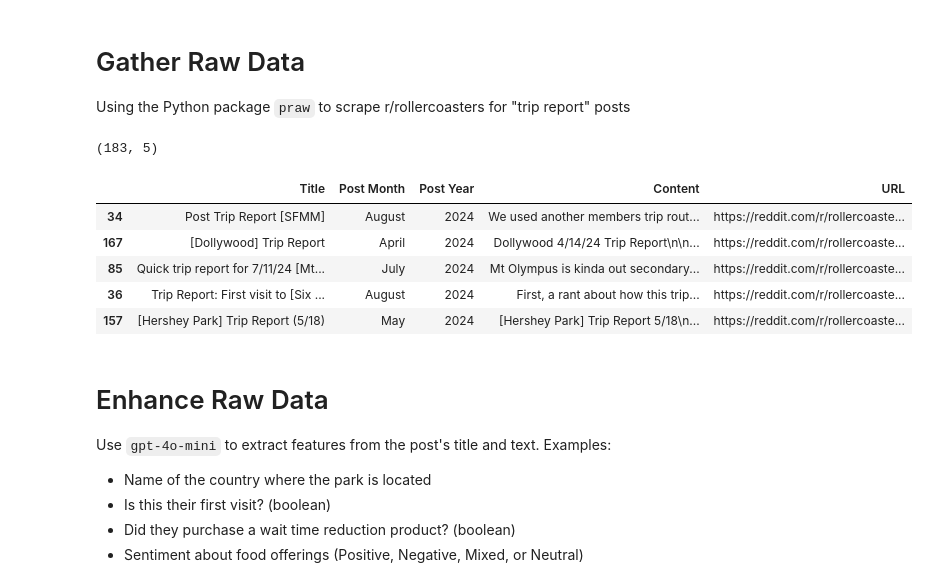
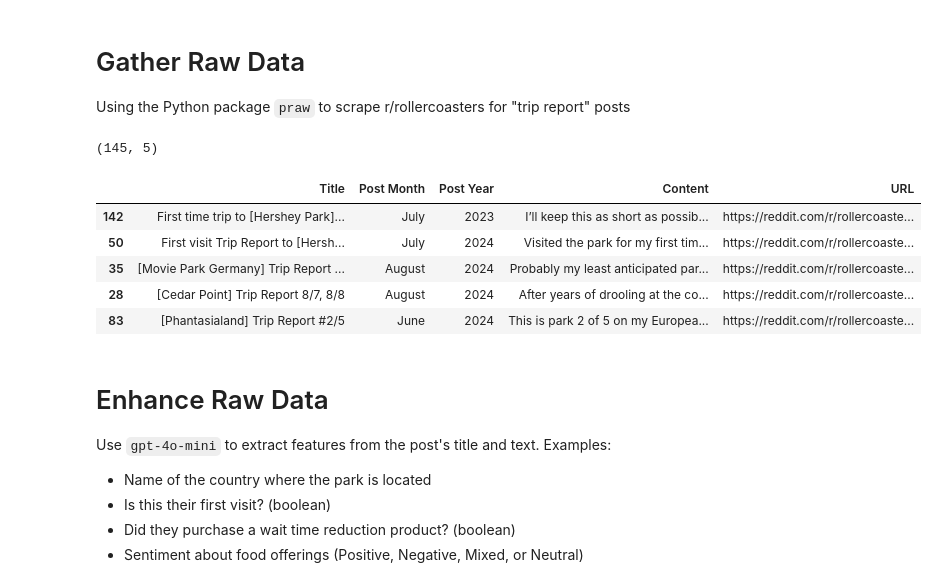
Before and after one commit to caseyjohnsonwv/trip-report-analysis, a Jupyter notebook: analysis.ipynb, the cells around one changed output. Saved outputs shown, nothing was run; the diff lists cells and outputs as text; code cells hidden in the pictures.

```diff
--- a/analysis.ipynb
+++ b/analysis.ipynb
@@ -28,6 +25,7 @@ MAX_LLM_CALLS = 500
 Using the Python package `praw` to scrape r/rollercoasters for "trip report" posts
 # %%
 import calendar
+import csv
 from datetime import datetime
 import re
 import pandas as pd
@@ -46,7 +44,7 @@ subreddit = reddit.subreddit('rollercoasters')
 posts = []
 
 # Search for posts with "trip report" in title or body
-for submission in subreddit.search("trip report", limit=MAX_LLM_CALLS):  # Adjust limit as needed
+for submission in subreddit.search("trip report", limit=1000):  # Adjust limit as needed
     title = submission.title
 
     # Convert created_utc to datetime object
@@ -56,39 +54,43 @@ for submission in subreddit.search("trip report", limit=MAX_LLM_CALLS):  # Adjus
 
     # Look for OP's top-level comment
     full_text = submission.selftext
     submission.comments.replace_more(limit=0)  # Load all comments
     for comment in submission.comments:
         if comment.is_submitter and comment.parent_id == submission.id:
             full_text = f"{full_text}\n\n{comment.body}"
 
     # Build post URL for reference
     post_url = f"https://reddit.com{submission.permalink}"
 
     # Append the post details to the list
     posts.append([title, post_month_name, post_year, full_text, post_url])
 
 # Convert to a Pandas DataFrame
 df = pd.DataFrame(posts, columns=['Title', 'Post Month', 'Post Year', 'Content', 'URL'])
 
 # Drop rows where 'Content' is NaN or an empty string
 df = df[df['Content'].str.strip().astype(bool)]
+df = df[df['Content'].str.len() > 2000]
 
 # Sort by month and year
 df['Post Month'] = pd.Categorical(df['Post Month'], categories=list(calendar.month_name[1:]), ordered=True)
 df = df.sort_values(by=['Post Year', 'Post Month'], ascending=[False, False])
 
 # Print DataFrame preview
 df = df.reset_index().drop(columns=['index'])
 print(df.shape)
 display(df.sample(n=5))
+
+# Save DataFrame
+df.to_csv('_raw.csv', index=False, quoting=csv.QUOTE_ALL)
 # %% [output]
-(183, 5)
+(145, 5)
 |  | Title | Post Month | Post Year | Content | URL |
-| 34 | Post Trip Report [SFMM] | August | 2024 | We used another members trip rout... | https://reddit.com/r/rollercoaste... |
-| 167 | [Dollywood] Trip Report | April | 2024 | Dollywood 4/14/24 Trip Report\n\n... | https://reddit.com/r/rollercoaste... |
-| 85 | Quick trip report for 7/11/24 [Mt... | July | 2024 | Mt Olympus is kinda out secondary... | https://reddit.com/r/rollercoaste... |
-| 36 | Trip Report: First visit to [Six ... | August | 2024 | First, a rant about how this trip... | https://reddit.com/r/rollercoaste... |
-| 157 | [Hershey Park] Trip Report (5/18) | May | 2024 | [Hershey Park] Trip Report 5/18\n... | https://reddit.com/r/rollercoaste... |
+| 142 | First time trip to [Hershey Park]... | July | 2023 | I’ll keep this as short as possib... | https://reddit.com/r/rollercoaste... |
+| 50 | First visit Trip Report to [Hersh... | July | 2024 | Visited the park for my first tim... | https://reddit.com/r/rollercoaste... |
+| 35 | [Movie Park Germany] Trip Report ... | August | 2024 | Probably my least anticipated par... | https://reddit.com/r/rollercoaste... |
+| 28 | [Cedar Point] Trip Report 8/7, 8/8 | August | 2024 | After years of drooling at the co... | https://reddit.com/r/rollercoaste... |
+| 83 | [Phantasialand] Trip Report #2/5 | June | 2024 | This is park 2 of 5 on my Europea... | https://reddit.com/r/rollercoaste... |
 # %% [markdown]
 # Enhance Raw Data
 
```
Also changed, not shown: parts of 11 cells of this notebook, 1 other file.
